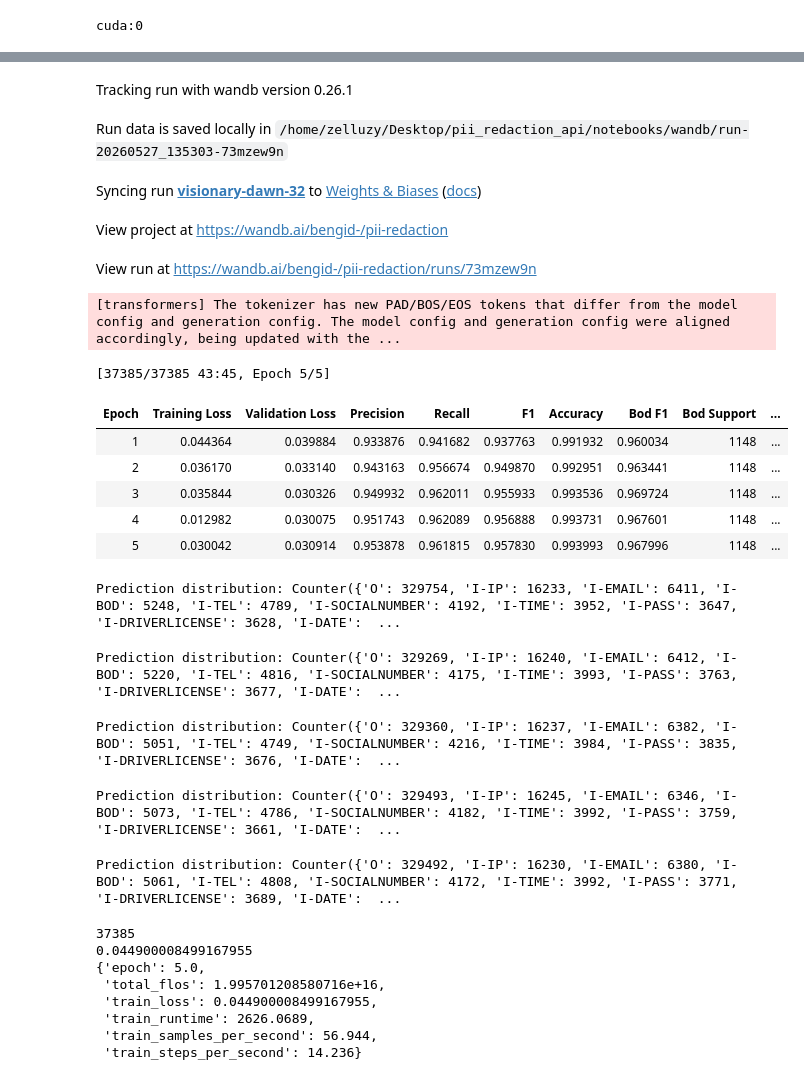
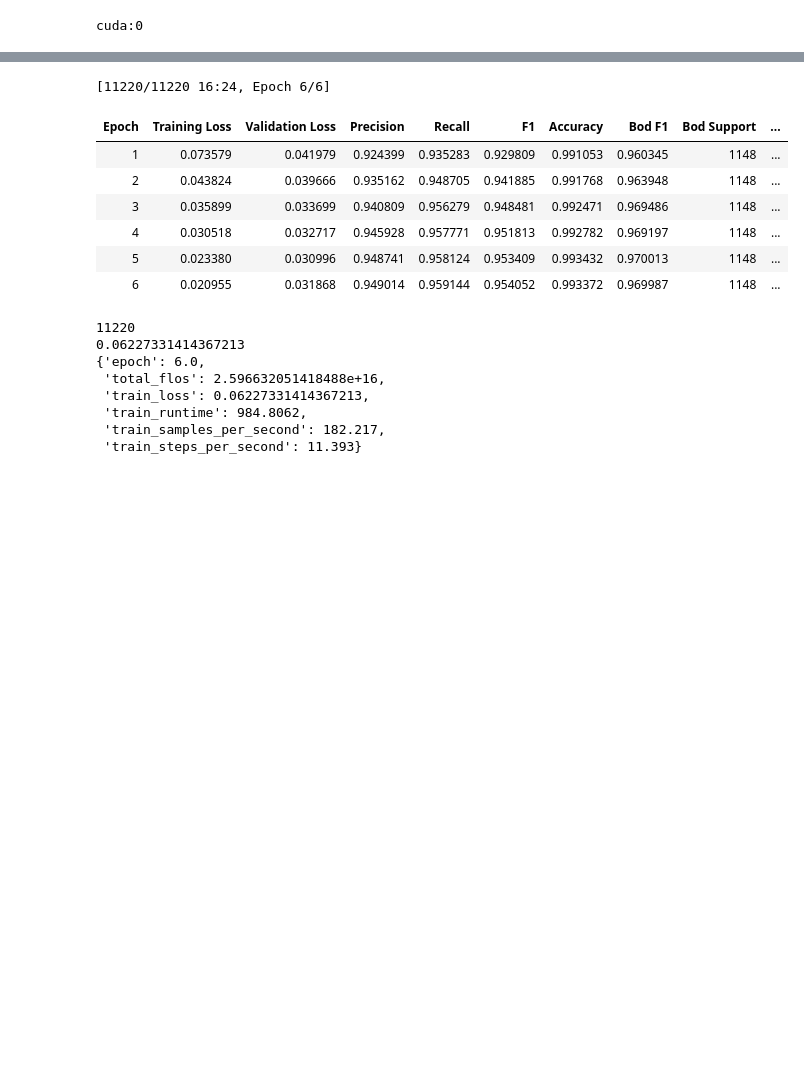
Before and after one commit to ben-gid/pii_redaction, a Jupyter notebook: notebooks/production.ipynb, the cells around one changed output, grey strips where cells are left out. Drawn from its saved outputs; the diff is of its cells as text; code cells hidden in the pictures; blank space fills up the shorter version.

Commit message:
finished training and pushing models to hf

```diff
--- a/notebooks/production.ipynb
+++ b/notebooks/production.ipynb
@@ -20,7 +20,7 @@ from transformers.models.deberta_v2.tokenization_deberta_v2 import DebertaV2Toke
 from transformers.models.deberta_v2.modeling_deberta_v2 import DebertaV2ForTokenClassification
 from datasets import DatasetDict
 # %%
-model_path = "microsoft/deberta-base"
+model_path = "FacebookAI/roberta-base"
 # model_path = "microsoft/deberta-v3-small"
 # model_path = "distilbert/distilbert-base-uncased" #temp
 # %%
@@ -378,10 +376,6 @@ def compute_metrics(p: EvalPrediction) -> dict[str, float]:
         [id2label[tgt_id] for tgt_id in labels_row if tgt_id != -100]
         for labels_row in label_ids
     ]
-
-    # TODO: remove
-    all_preds = [label for seq in true_preds for label in seq]
-    print("Prediction distribution:", Counter(all_preds))
 
     results = seqeval.compute(predictions=true_preds, references=true_labels)
 
@@ -433,25 +436,25 @@ num_train_samples = len(dataset["train"])   # 29908
 batch_size = 16
 num_epochs = 1
 total_steps = (num_train_samples // batch_size) * num_epochs  # 1869
-warmup = int(0.1 * total_steps)  # 186
+warmup_steps = int(0.1 * total_steps)  # 186
 
 training_args = TrainingArguments(
     output_dir=str(MODEL_DIR),
     report_to="wandb",
-    run_name=RUN_NAME,
-    learning_rate=1e-5, # low learning_rate
-    per_device_train_batch_size=4,
-    per_device_eval_batch_size=4,
-    num_train_epochs=5,
+    learning_rate=2e-5,
+    per_device_train_batch_size=16,
+    per_device_eval_batch_size=16,
+    gradient_accumulation_steps=1,
+    num_train_epochs=6,
     weight_decay=0.01,
     eval_strategy="epoch",
     save_strategy="epoch",
     load_best_model_at_end=True,
-    # metric_for_best_model="eval_f1"
-    bf16=False,
-    fp16=False,
+    metric_for_best_model="eval_f1",
+    warmup_steps=warmup_steps,
+    bf16=True,
+    tf32=False,
     max_grad_norm=1.0,
-    warmup_steps=warmup
 )
 
 trainer = Trainer(
@@ -468,6 +471,5 @@ print(trainer.args.device)
 # %% [output]
 cuda:0
 # %%
-wandb.init(project="pii-redaction")
 trainer_output = trainer.train()
 # %% [output]
@@ -475,33 +476,23 @@ trainer_output = trainer.train()
-Tracking run with wandb version 0.26.1
-Run data is saved locally in /home/zelluzy/Desktop/pii_redaction_api/notebooks/wandb/run-20260527_135303-73mzew9n
-Syncing run visionary-dawn-32 to Weights & Biases (docs)
-View project at https://wandb.ai/bengid-/pii-redaction
-View run at https://wandb.ai/bengid-/pii-redaction/runs/73mzew9n
-[transformers] The tokenizer has new PAD/BOS/EOS tokens that differ from the model config and generation config. The model config and generation config were aligned accordingly, being updated with the ...
+[11220/11220 16:24, Epoch 6/6]
-[37385/37385 43:45, Epoch 5/5]
 | Epoch | Training Loss | Validation Loss | Precision | Recall | F1 | Accuracy | Bod F1 | Bod Support | ... |
-| 1 | 0.044364 | 0.039884 | 0.933876 | 0.941682 | 0.937763 | 0.991932 | 0.960034 | 1148 | ... |
-| 2 | 0.036170 | 0.033140 | 0.943163 | 0.956674 | 0.949870 | 0.992951 | 0.963441 | 1148 | ... |
-| 3 | 0.035844 | 0.030326 | 0.949932 | 0.962011 | 0.955933 | 0.993536 | 0.969724 | 1148 | ... |
-| 4 | 0.012982 | 0.030075 | 0.951743 | 0.962089 | 0.956888 | 0.993731 | 0.967601 | 1148 | ... |
-| 5 | 0.030042 | 0.030914 | 0.953878 | 0.961815 | 0.957830 | 0.993993 | 0.967996 | 1148 | ... |
+| 1 | 0.073579 | 0.041979 | 0.924399 | 0.935283 | 0.929809 | 0.991053 | 0.960345 | 1148 | ... |
+| 2 | 0.043824 | 0.039666 | 0.935162 | 0.948705 | 0.941885 | 0.991768 | 0.963948 | 1148 | ... |
+| 3 | 0.035899 | 0.033699 | 0.940809 | 0.956279 | 0.948481 | 0.992471 | 0.969486 | 1148 | ... |
+| 4 | 0.030518 | 0.032717 | 0.945928 | 0.957771 | 0.951813 | 0.992782 | 0.969197 | 1148 | ... |
+| 5 | 0.023380 | 0.030996 | 0.948741 | 0.958124 | 0.953409 | 0.993432 | 0.970013 | 1148 | ... |
+| 6 | 0.020955 | 0.031868 | 0.949014 | 0.959144 | 0.954052 | 0.993372 | 0.969987 | 1148 | ... |
-Prediction distribution: Counter({'O': 329754, 'I-IP': 16233, 'I-EMAIL': 6411, 'I-BOD': 5248, 'I-TEL': 4789, 'I-SOCIALNUMBER': 4192, 'I-TIME': 3952, 'I-PASS': 3647, 'I-DRIVERLICENSE': 3628, 'I-DATE':  ...
-Prediction distribution: Counter({'O': 329269, 'I-IP': 16240, 'I-EMAIL': 6412, 'I-BOD': 5220, 'I-TEL': 4816, 'I-SOCIALNUMBER': 4175, 'I-TIME': 3993, 'I-PASS': 3763, 'I-DRIVERLICENSE': 3677, 'I-DATE':  ...
-Prediction distribution: Counter({'O': 329360, 'I-IP': 16237, 'I-EMAIL': 6382, 'I-BOD': 5051, 'I-TEL': 4749, 'I-SOCIALNUMBER': 4216, 'I-TIME': 3984, 'I-PASS': 3835, 'I-DRIVERLICENSE': 3676, 'I-DATE':  ...
-Prediction distribution: Counter({'O': 329493, 'I-IP': 16245, 'I-EMAIL': 6346, 'I-BOD': 5073, 'I-TEL': 4786, 'I-SOCIALNUMBER': 4182, 'I-TIME': 3992, 'I-PASS': 3759, 'I-DRIVERLICENSE': 3661, 'I-DATE':  ...
-Prediction distribution: Counter({'O': 329492, 'I-IP': 16230, 'I-EMAIL': 6380, 'I-BOD': 5061, 'I-TEL': 4808, 'I-SOCIALNUMBER': 4172, 'I-TIME': 3992, 'I-PASS': 3771, 'I-DRIVERLICENSE': 3689, 'I-DATE':  ...
 # %%
 for i in trainer_output:
     pprint(i)
 # %% [output]
-37385
-0.044900008499167955
-{'epoch': 5.0,
- 'total_flos': 1.995701208580716e+16,
- 'train_loss': 0.044900008499167955,
- 'train_runtime': 2626.0689,
- 'train_samples_per_second': 56.944,
- 'train_steps_per_second': 14.236}
+11220
+0.06227331414367213
+{'epoch': 6.0,
+ 'total_flos': 2.596632051418488e+16,
+ 'train_loss': 0.06227331414367213,
+ 'train_runtime': 984.8062,
+ 'train_samples_per_second': 182.217,
+ 'train_steps_per_second': 11.393}
 # %%
 out = trainer.predict(dataset["test"]) #type:ignore
 preds = np.argmax(out.predictions, axis=-1)
```
Also changed, not shown: parts of 16 cells of this notebook, 20 other files.
